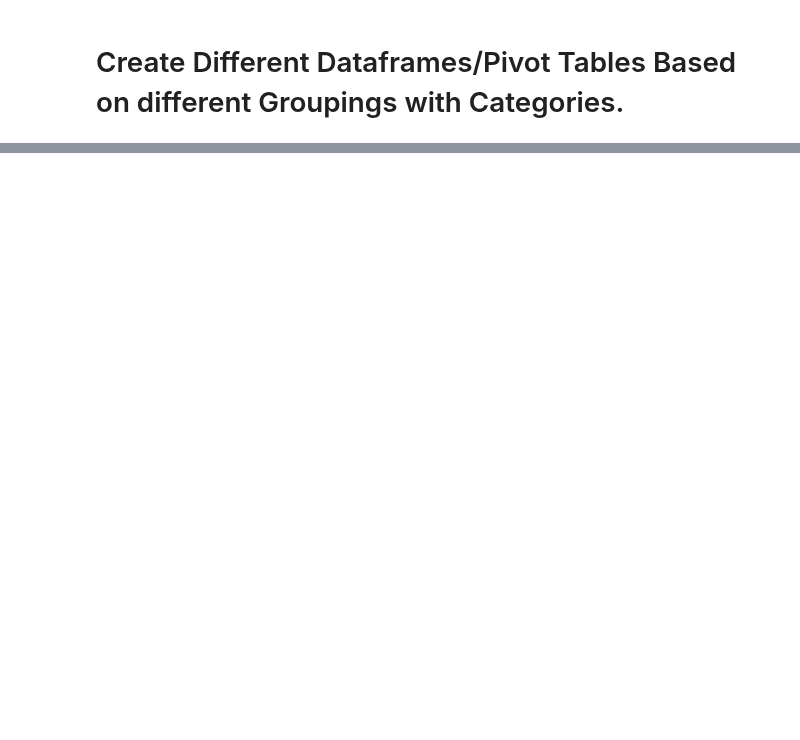
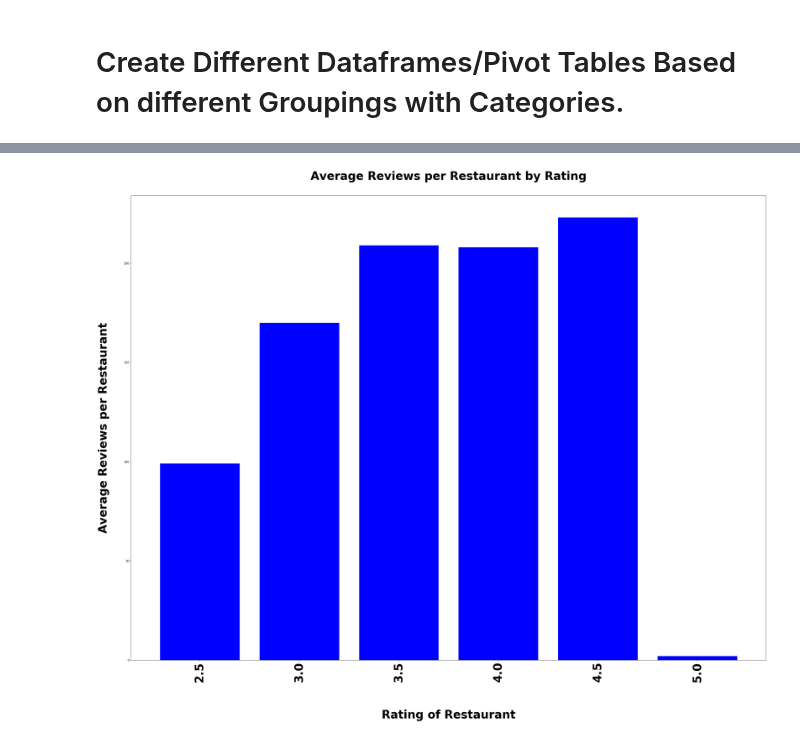
Before and after one commit to elzster/Yelp-Analytics, a Jupyter notebook: ClassTestFile.ipynb, the cells around one changed output, grey strips where cells are left out. Saved outputs shown, nothing was run; the diff lists cells and outputs as text; code cells hidden in the pictures; blank space fills up the shorter version.

```diff
--- a/ClassTestFile.ipynb
+++ b/ClassTestFile.ipynb
@@ -168,0 +177,3 @@ grouped_category_stats_df
+# %%
+grouped2 = grouped_category_stats_df.reset_index()
+grouped2
@@ -168,0 +188,20 @@ grouped_category_stats_df
+# %%
+north_topten_unique = grouped2["Rating"].unique()
+north_bar_topten = grouped2["Average # of Reviews per Restaurant"]
+x_axis = north_topten_unique
+#bar graph
+
+plt.figure(figsize=(40,30))
+
+ax = plt.bar(x_axis, north_bar_topten, color='blue', alpha=1, align='center', width=.4)
+
+tick_locations = [value for value in x_axis]
+plt.xticks(tick_locations, north_topten_unique, rotation=90, weight="bold", fontsize=40);
+
+plt.title("Average Reviews per Restaurant by Rating\n", fontsize=40, weight="bold");
+plt.ylabel("Average Reviews per Restaurant\n", weight="bold", fontsize=40);
+plt.xlabel("\n\nRating of Restaurant", weight="bold", fontsize=40);
+
+# plt.savefig("plots/Top_Ten_North_BarGraph_Average_Reviews_By_Categories.png")
+# %% [output]
+[figure, added]
```
Also changed, not shown: parts of 7 cells of this notebook, 3 other files.
